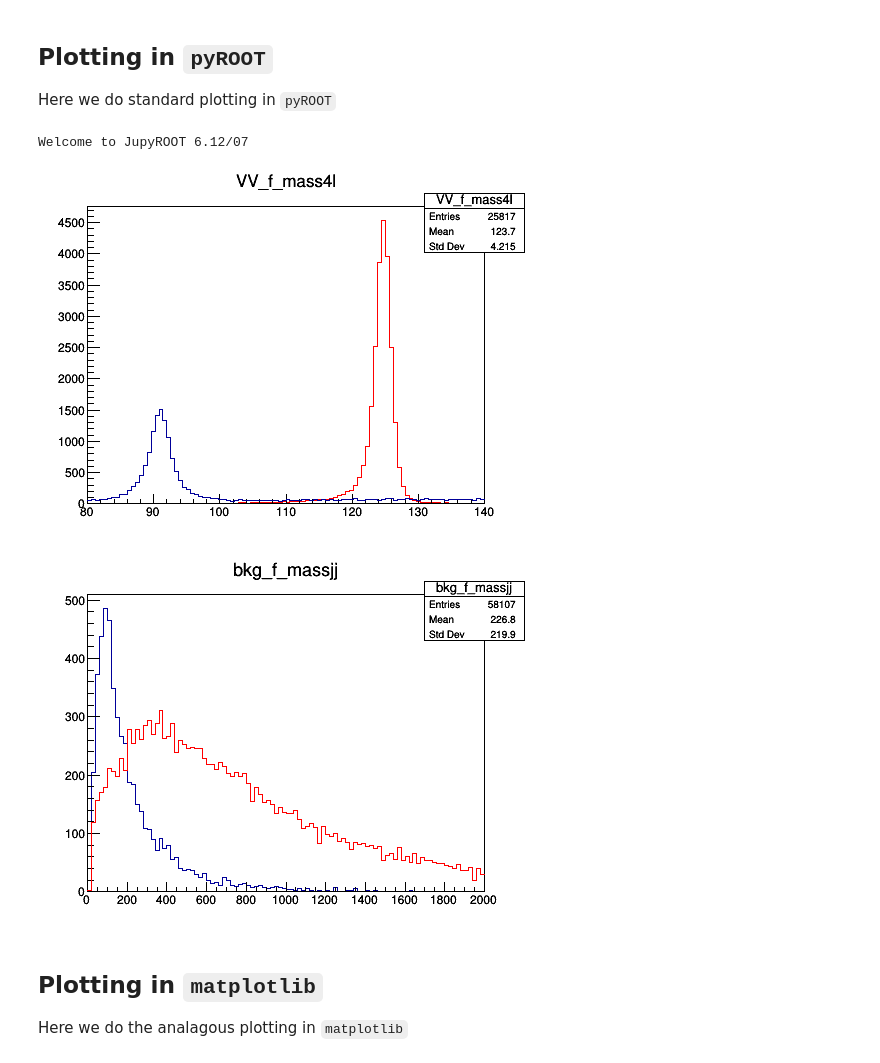
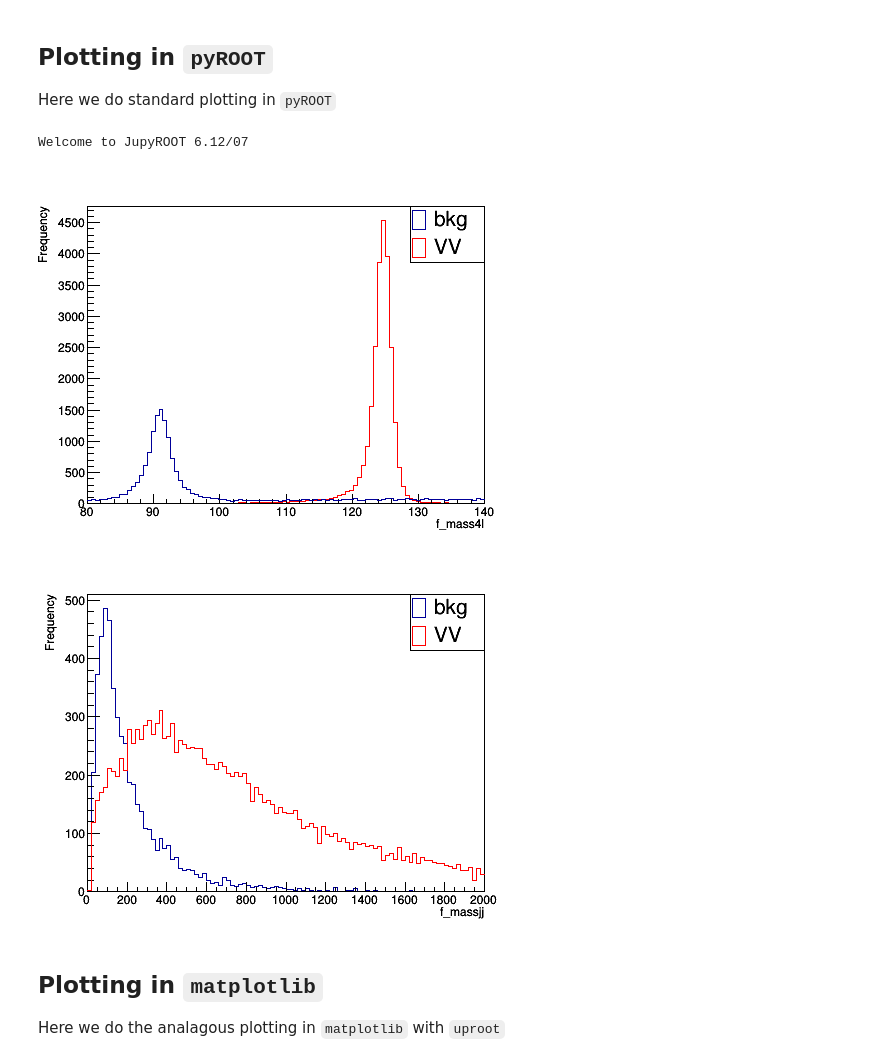
Before and after one commit to FNALLPC/machine-learning-das, a Jupyter notebook: 2-plotting.ipynb, the cells around one changed output. Saved outputs shown, nothing was run; the diff lists cells and outputs as text; code cells hidden in the pictures.

```diff
--- a/2-plotting.ipynb
+++ b/2-plotting.ipynb
@@ -6,6 +6,8 @@ Author: Javier Duarte
 Here we do standard plotting in `pyROOT`
 # %%
 import ROOT as rt
+rt.gStyle.SetOptTitle(0)
+rt.gStyle.SetOptStat(0)
 
 treename = 'HZZ4LeptonsAnalysisReduced'
 
@@ -17,36 +19,50 @@ tfile['bkg'] = rt.TFile.Open('data/ntuple_4mu_bkg.root')
 tree['VV'] = tfile['VV'].Get(treename)
 tree['bkg'] = tfile['bkg'].Get(treename)
 
 hist['VV_f_mass4l'] = rt.TH1D('VV_f_mass4l','VV_f_mass4l',100, 80, 140)
 hist['bkg_f_mass4l'] = rt.TH1D('bkg_f_mass4l','bkg_f_mass4l',100, 80, 140)
 
 tree['VV'].Project('VV_f_mass4l','f_mass4l')
 tree['bkg'].Project('bkg_f_mass4l','f_mass4l')
 
 hist['VV_f_massjj'] = rt.TH1D('VV_f_massjj','VV_f_massjj',100, 0, 2000)
 hist['bkg_f_massjj'] = rt.TH1D('bkg_f_massjj','bkg_f_massjj',100, 0, 2000)
 
 tree['VV'].Project('VV_f_massjj','f_massjj')
 tree['bkg'].Project('bkg_f_massjj','f_massjj')
 
 hist['VV_f_mass4l'].SetLineColor(rt.kRed)
 hist['VV_f_massjj'].SetLineColor(rt.kRed)
 
 %jsroot off
 c1 = rt.TCanvas('c1','c1',500,400)
+hist['VV_f_mass4l'].GetXaxis().SetTitle('f_mass4l')
+hist['VV_f_mass4l'].GetYaxis().SetTitle('Frequency')
 hist['VV_f_mass4l'].Draw('hist')
 hist['bkg_f_mass4l'].Draw('same')
+
+
+legend = rt.TLegend(0.75,0.75,0.9,0.9)
+legend.AddEntry(hist['bkg_f_mass4l'], ' bkg', 'f')
+legend.AddEntry(hist['VV_f_mass4l'], ' VV', 'f')
+legend.Draw()
+
 c1.Draw()
 
 c2 = rt.TCanvas('c2','c2',500,400)
+hist['bkg_f_massjj'].GetXaxis().SetTitle('f_massjj')
+hist['bkg_f_massjj'].GetYaxis().SetTitle('Frequency')
 hist['bkg_f_massjj'].Draw('hist')
 hist['VV_f_massjj'].Draw('same')
+
+legend.Draw()
+
 c2.Draw()
 # %% [output]
 Welcome to JupyROOT 6.12/07
-[figure, old version]
+[figure, new version]
-[figure, old version]
+[figure, new version]
 # %% [markdown]
 ## Plotting in `matplotlib`
-Here we do the analagous plotting in `matplotlib`
+Here we do the analagous plotting in `matplotlib` with `uproot`
 # %%
```
Also changed, not shown: parts of 3 cells of this notebook, 3 other files.
